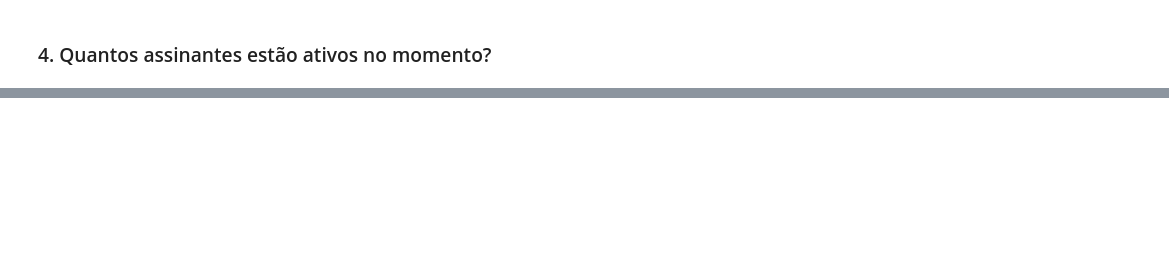
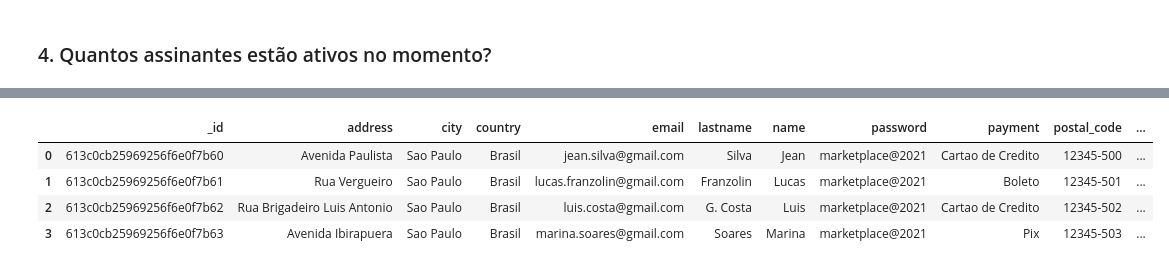
Before and after one commit to equipe3-eng-software/inf325-marketplace-final, a Jupyter notebook: notebooks/data_analytics.ipynb, the cells around one changed output, grey strips where cells are left out. Drawn from its saved outputs; the diff is of its cells as text; code cells hidden in the pictures; blank space fills up the shorter version.

```diff
--- a/notebooks/data_analytics.ipynb
+++ b/notebooks/data_analytics.ipynb
@@ -62,6 +156,12 @@ pprint(list(docs))
 # %%
-df = pd.DataFrame(db.Membership.find({"status": "Ativo"}))
+df = pd.DataFrame(db.Customer.find({"status": "ativo"}))
 df.head()
+# %% [output]
+|  | _id | address | city | country | email | lastname | name | password | payment | postal_code | ... |
+| 0 | 613c0cb25969256f6e0f7b60 | Avenida Paulista | Sao Paulo | Brasil | jean.silva@gmail.com | Silva | Jean | marketplace@2021 | Cartao de Credito | 12345-500 | ... |
+| 1 | 613c0cb25969256f6e0f7b61 | Rua Vergueiro | Sao Paulo | Brasil | lucas.franzolin@gmail.com | Franzolin | Lucas | marketplace@2021 | Boleto | 12345-501 | ... |
+| 2 | 613c0cb25969256f6e0f7b62 | Rua Brigadeiro Luis Antonio | Sao Paulo | Brasil | luis.costa@gmail.com | G. Costa | Luis | marketplace@2021 | Cartao de Credito | 12345-502 | ... |
+| 3 | 613c0cb25969256f6e0f7b63 | Avenida Ibirapuera | Sao Paulo | Brasil | marina.soares@gmail.com | Soares | Marina | marketplace@2021 | Pix | 12345-503 | ... |
 # %%
 cf.go_offline()
 df['payment'].iplot(kind='hist', bins=50, title='Histograma da coluna Payments')
```
Also changed, not shown: parts of 21 cells of this notebook, 1 other file.
